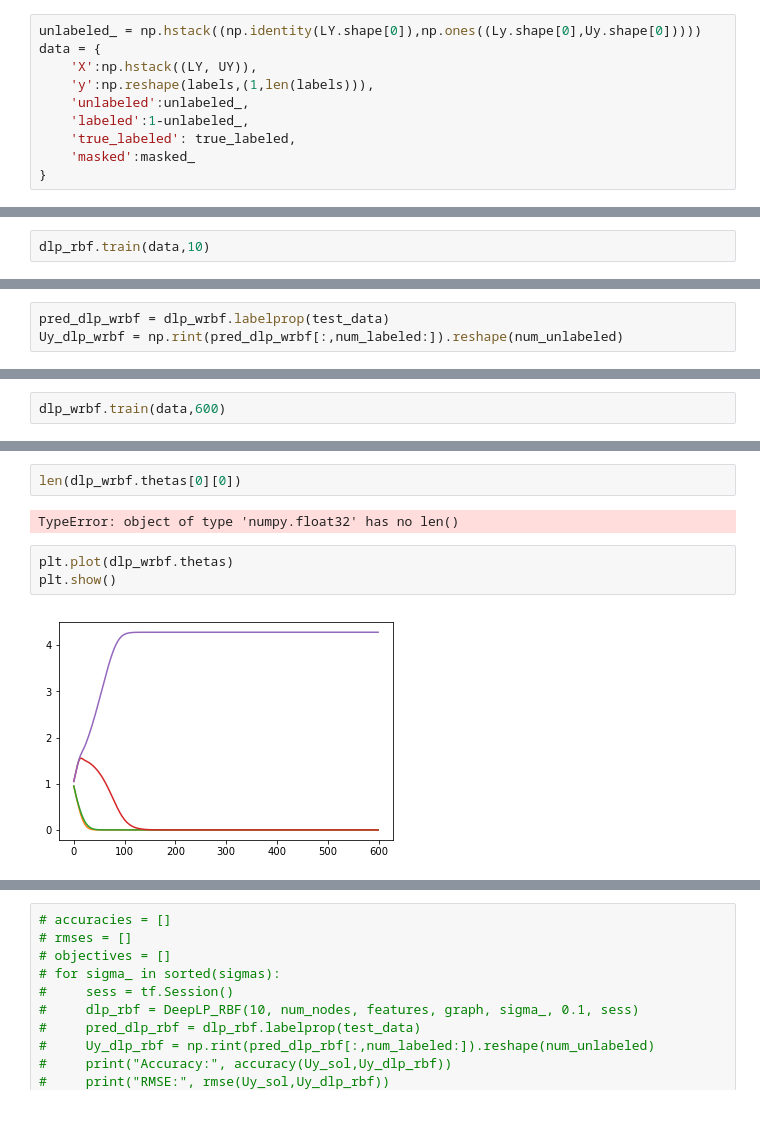
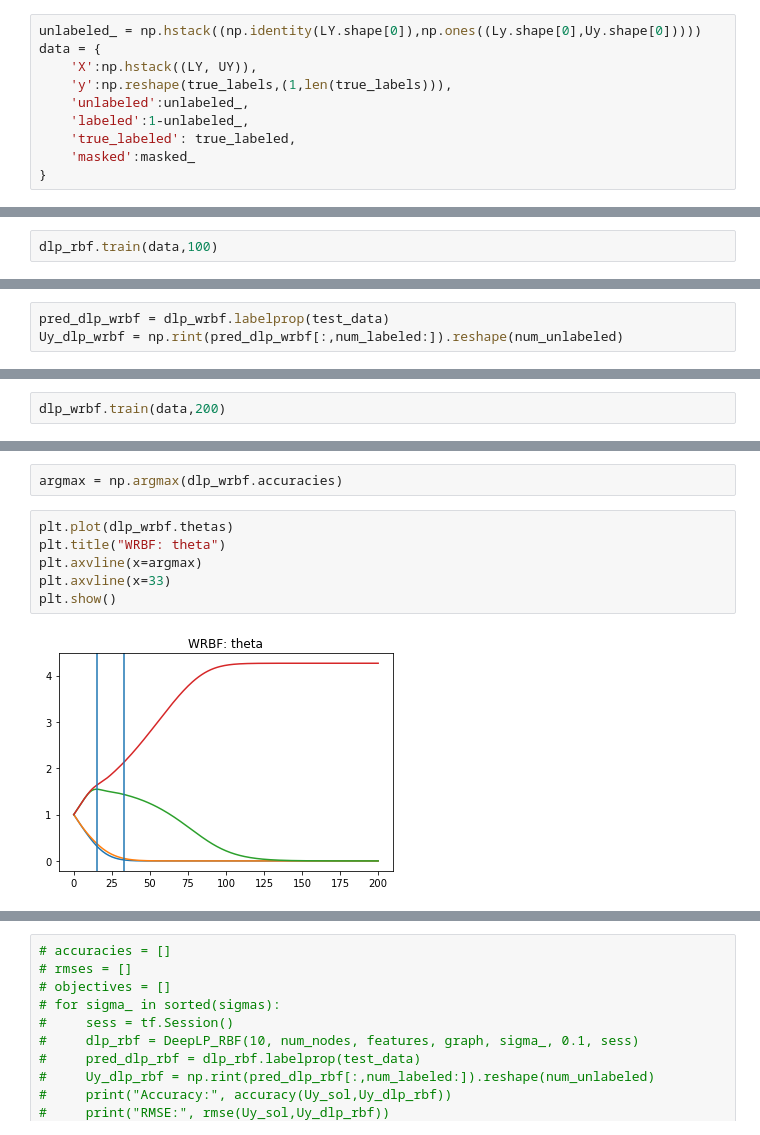
Before and after one commit to GRSEB9S/Deep-Label-Propagation, a Jupyter notebook: main.ipynb, the cells around one changed output, grey strips where cells are left out. Cells and saved outputs as stored; diff of their text form.

```diff
--- a/main.ipynb
+++ b/main.ipynb
@@ -42,7 +43,7 @@ test_data = {
 unlabeled_ = np.hstack((np.identity(LY.shape[0]),np.ones((Ly.shape[0],Uy.shape[0]))))
 data = {
     'X':np.hstack((LY, UY)),
-    'y':np.reshape(labels,(1,len(labels))),
+    'y':np.reshape(true_labels,(1,len(true_labels))),
     'unlabeled':unlabeled_,
     'labeled':1-unlabeled_,
     'true_labeled': true_labeled,
@@ -121,4 +102,4 @@ RMSE: 0.0134072022161
 Objective: 1271.07191023
 # %%
-dlp_rbf.train(data,10)
+dlp_rbf.train(data,100)
 # %% [output]
@@ -167,4 +180,4 @@ RMSE: 0.0134072022161
 Objective: 1271.07191023
 # %%
-dlp_wrbf.train(data,600)
+dlp_wrbf.train(data,200)
 # %% [output]
@@ -183,9 +201,10 @@ theta: [  4.90125238e-31   7.63464444e-31   3.75081880e-32   4.27866840e+00]
-# %%
-len(dlp_wrbf.thetas[0][0])
-# %% [output]
-TypeError: object of type 'numpy.float32' has no len()
+# %%
+argmax = np.argmax(dlp_wrbf.accuracies)
 # %%
 plt.plot(dlp_wrbf.thetas)
+plt.title("WRBF: theta")
+plt.axvline(x=argmax)
+plt.axvline(x=33)
 plt.show()
 # %% [output]
-[figure, old version]
+[figure, new version]
```
Also changed, not shown: parts of 22 cells of this notebook, 2 other files.
